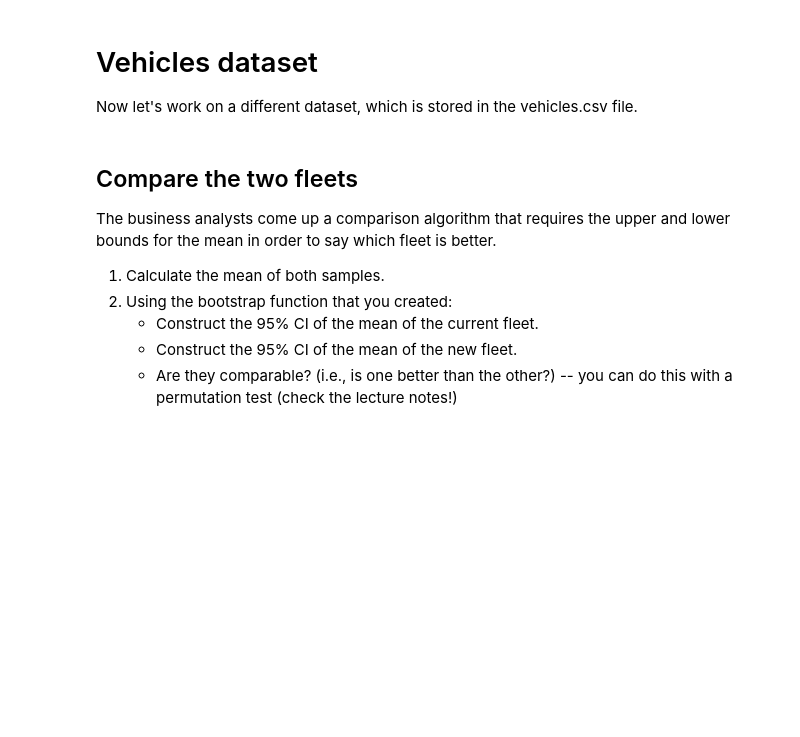
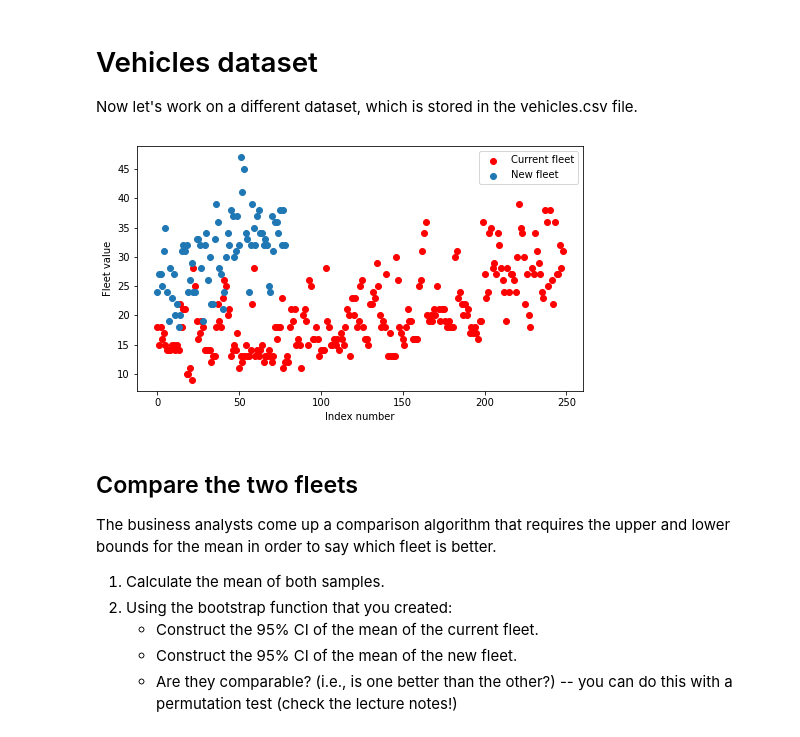
Before and after one commit to Knxd3/CE888, a Jupyter notebook: Lab2/Lab_2_bootstrap.ipynb, the cells around one changed output. Saved outputs shown, nothing was run; the diff lists cells and outputs as text; code cells hidden in the pictures; blank space fills up the shorter version.

```diff
--- a/Lab2/Lab_2_bootstrap.ipynb
+++ b/Lab2/Lab_2_bootstrap.ipynb
@@ -67,13 +95,33 @@ Now let's work on a different dataset, which is stored in the vehicles.csv file.
 # %%
 # Load and visualise the vehicles dataset
 # To load the dataset: https://neptune.ai/blog/google-colab-dealing-with-files (check section "Load individual files directly from GitHub")
 
 
 # Note that the current and new fleets are in different columns and have different lengths, so bear this in mind when you're plotting.
 # You can create separate scatterplots for the two fleets, as you would with the histograms,
 # or plot them both in one plot (but not one against the other).
 # <---INSERT YOUR CODE HERE--->
 # Note: you can add more cells as needed to organise your code and your plots
+data_f = pd.read_csv("https://raw.githubusercontent.com/albanda/CE888/master/lab2%20-%20bootstrap/vehicles.csv")
+data_f.fillna(0, inplace=True)
+y1 = np.asarray(data_f.loc[0:, 'Current fleet'])
+x1 = np.arange(0,len(y1),1)
+
+new_fleet_nozeros = np.nonzero(data_f.loc[::, 'New Fleet'].tolist()) #probably t here is an easier way to exclude zeros
+y2 = np.asarray(data_f.loc[0:len(new_fleet_nozeros[0])-1, 'New Fleet'], dtype=int)
+x2 = np.arange(0,len(y2),1)
+
+fig = plt.figure()
+plt.scatter(x1,y1, c='r')
+
+plt.scatter(x2,y2)
+plt.legend(['Current fleet', 'New fleet'])
+plt.ylabel('Fleet value')
+plt.xlabel('Index number')
+
+fig.set_size_inches(8,4.5)
+# %% [output]
+[figure, added]
 # %% [markdown]
 ## Compare the two fleets
 
```
Also changed, not shown: parts of 12 cells of this notebook.
